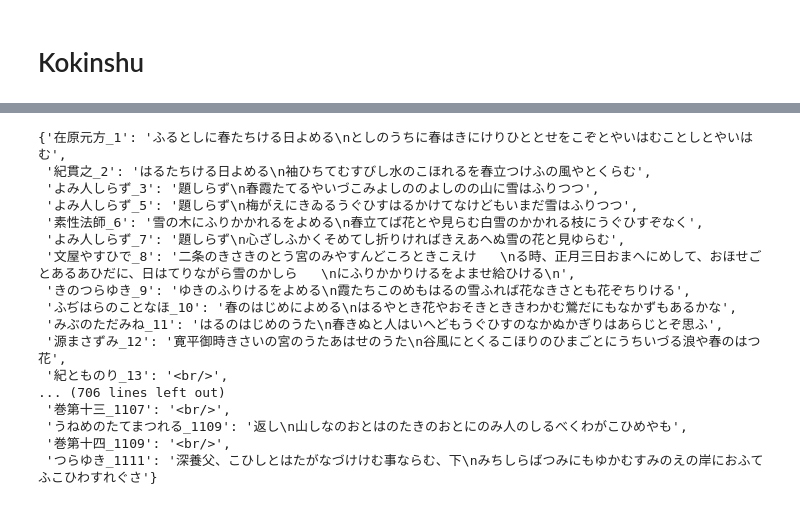
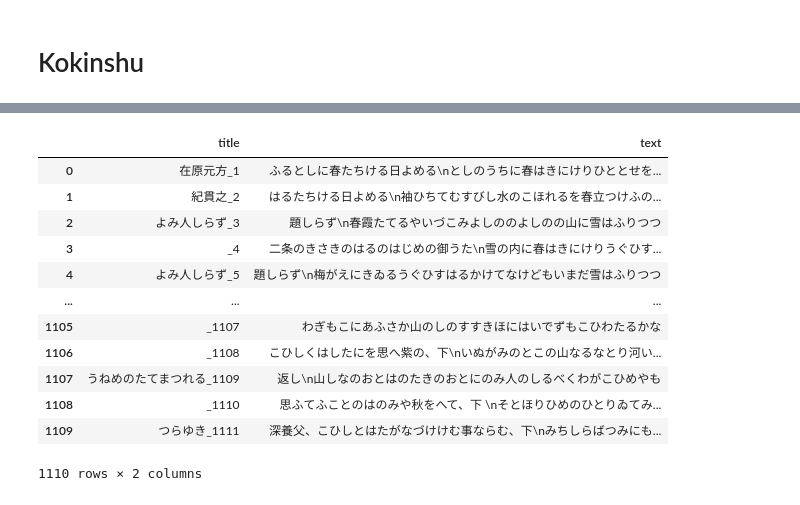
Before and after one commit to pnadelofficial/utsusemi, a Jupyter notebook: scrape.ipynb, the cells around one changed output, grey strips where cells are left out. Drawn from its saved outputs; the diff is of its cells as text; code cells hidden in the pictures.

```diff
--- a/scrape.ipynb
+++ b/scrape.ipynb
@@ -193,25 +193,27 @@ poem_dict = collections.defaultdict(str)
 for center in tei.find_all('center')[1:]:
     if center.text.strip().isdigit():
         num = center.text.strip()
-        print(num)
         sib_list = list(center.next_siblings)
+        text = ''
         if sib_list[3].name == 'center': # if title
             if sib_list[7].name == 'blockquote': # if blockquote
-                print(sib_list[3].text.strip())
-                print(sib_list[7].text.strip())
-                print(str(sib_list[10]).strip())
+                title = sib_list[3].text.strip()
+                first = sib_list[7].text.strip()
+                second = str(sib_list[10]).strip()
             else:
-                print(sib_list[3].text.strip())
-                print(str(sib_list[6]).strip())
+                title = sib_list[3].text.strip()
+                first = ''
+                second = str(sib_list[6]).strip()
         else:
             if sib_list[3].name == 'blockquote':
-                print(sib_list[3].text.strip())
-                print(str(sib_list[7]).strip())
+                title = ''
+                first = sib_list[3].text.strip()
+                try:
+                    second = str(sib_list[6]).strip()
+                except:
+                    continue
             else:
-                print(str(sib_list[3]).strip())
-        print('---')
-        # if sib_list[3].name == 'blockquote':
-        #     poem_dict[f'{center.text.strip()}_{num}'] += f'{sib_list[3].text.strip()}\n'
-        #     poem_dict[f'{center.text.strip()}_{num}'] += str(sib_list[6].strip())
-        # else:
-        #     poem_dict[f'{center.text.strip()}_{num}'] += str(sib_list[3]).strip()
+                title = ''
+                first = ''
+                second = str(sib_list[2]).strip()
+        poem_dict[f'{title}_{num}'] = f'{first}\n{second}'.strip()
@@ -237,20 +219,0 @@ IndexError: list index out of range
-# %%
-dict(poem_dict)
-# %% [output]
-{'在原元方_1': 'ふるとしに春たちける日よめる\nとしのうちに春はきにけりひととせをこぞとやいはむことしとやいはむ',
- '紀貫之_2': 'はるたちける日よめる\n袖ひちてむすびし水のこほれるを春立つけふの風やとくらむ',
- 'よみ人しらず_3': '題しらず\n春霞たてるやいづこみよしののよしのの山に雪はふりつつ',
- 'よみ人しらず_5': '題しらず\n梅がえにきゐるうぐひすはるかけてなけどもいまだ雪はふりつつ',
- '素性法師_6': '雪の木にふりかかれるをよめる\n春立てば花とや見らむ白雪のかかれる枝にうぐひすぞなく',
- 'よみ人しらず_7': '題しらず\n心ざしふかくそめてし折りければきえあへぬ雪の花と見ゆらむ',
- '文屋やすひで_8': '二条のきさきのとう宮のみやすんどころときこえけ   \nる時、正月三日おまへにめして、おほせごとあるあひだに、日はてりながら雪のかしら   \nにふりかかりけるをよませ給ひける\n',
- 'きのつらゆき_9': 'ゆきのふりけるをよめる\n霞たちこのめもはるの雪ふれば花なきさとも花ぞちりける',
- 'ふぢはらのことなほ_10': '春のはじめによめる\nはるやとき花やおそきとききわかむ鶯だにもなかずもあるかな',
- 'みぶのただみね_11': 'はるのはじめのうた\n春きぬと人はいへどもうぐひすのなかぬかぎりはあらじとぞ思ふ',
- '源まさずみ_12': '寛平御時きさいの宮のうたあはせのうた\n谷風にとくるこほりのひまごとにうちいづる浪や春のはつ花',
- '紀とものり_13': '<br/>',
-... (706 lines left out)
- '巻第十三_1107': '<br/>',
- 'うねめのたてまつれる_1109': '返し\n山しなのおとはのたきのおとにのみ人のしるべくわがこひめやも',
- '巻第十四_1109': '<br/>',
- 'つらゆき_1111': '深養父、こひしとはたがなづけけむ事ならむ、下\nみちしらばつみにもゆかむすみのえの岸におふてふこひわすれぐさ'}
@@ -256,0 +224,16 @@ dict(poem_dict)
+# %%
+kokinshu
+# %% [output]
+|  | title | text |
+| 0 | 在原元方_1 | ふるとしに春たちける日よめる\nとしのうちに春はきにけりひととせを... |
+| 1 | 紀貫之_2 | はるたちける日よめる\n袖ひちてむすびし水のこほれるを春立つけふの... |
+| 2 | よみ人しらず_3 | 題しらず\n春霞たてるやいづこみよしののよしのの山に雪はふりつつ |
+| 3 | _4 | 二条のきさきのはるのはじめの御うた\n雪の内に春はきにけりうぐひす... |
+| 4 | よみ人しらず_5 | 題しらず\n梅がえにきゐるうぐひすはるかけてなけどもいまだ雪はふりつつ |
+| ... | ... | ... |
+| 1105 | _1107 | わぎもこにあふさか山のしのすすきほにはいでずもこひわたるかな |
+| 1106 | _1108 | こひしくはしたにを思へ紫の、下\nいぬがみのとこの山なるなとり河い... |
+| 1107 | うねめのたてまつれる_1109 | 返し\n山しなのおとはのたきのおとにのみ人のしるべくわがこひめやも |
+| 1108 | _1110 | 思ふてふことのはのみや秋をへて、下 \nそとほりひめのひとりゐてみ... |
+| 1109 | つらゆき_1111 | 深養父、こひしとはたがなづけけむ事ならむ、下\nみちしらばつみにも... |
+1110 rows × 2 columns
```
Also changed, not shown: parts of 17 cells of this notebook, 3 other files.
